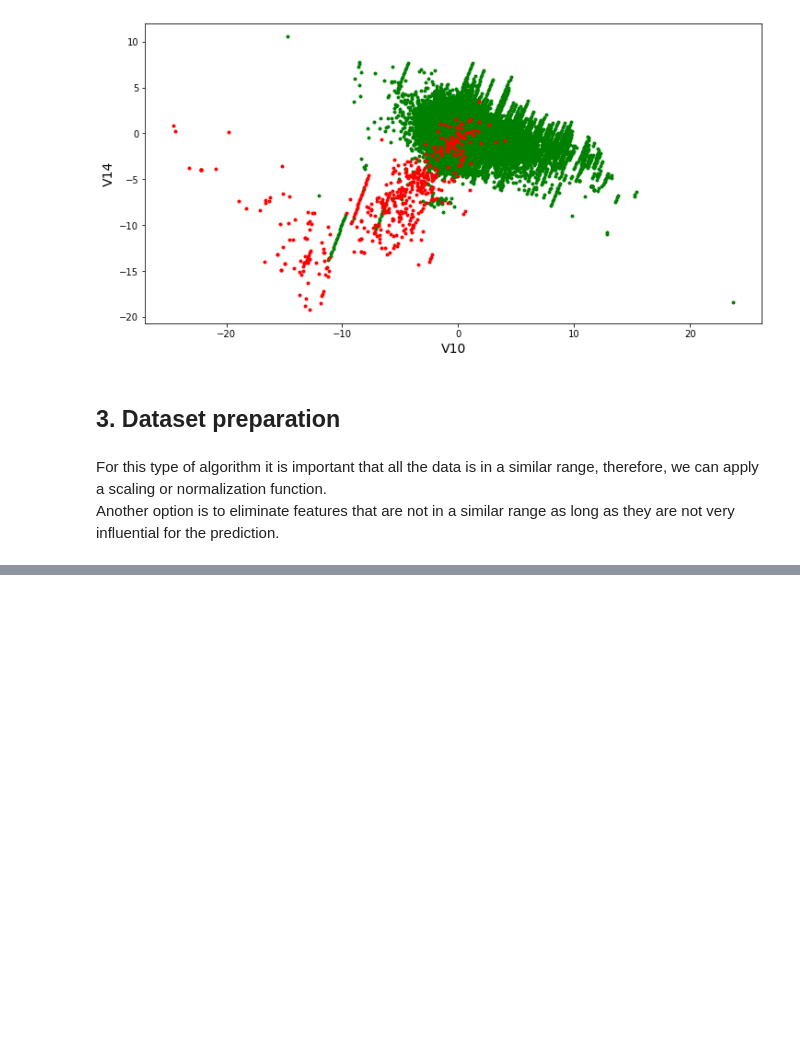
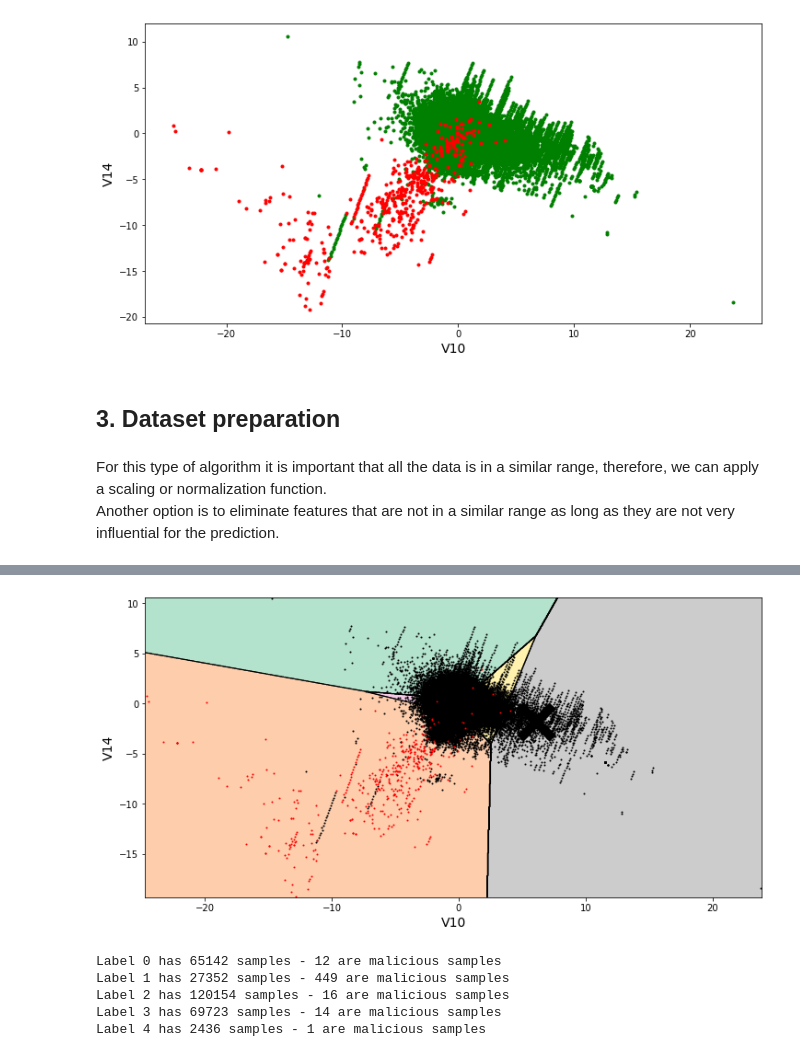
Before and after one commit to AlvaroTV/Credit-Card-Fraud-Detection--Clustering, a Jupyter notebook: KMEANS - Credit Card Fraud Detection.ipynb, the cells around one changed output, grey strips where cells are left out. Drawn from its saved outputs; the diff is of its cells as text; code cells hidden in the pictures; blank space fills up the shorter version.

Commit message:
Add Kmeans Two Dimensional

```diff
--- a/KMEANS - Credit Card Fraud Detection.ipynb
+++ b/KMEANS - Credit Card Fraud Detection.ipynb
@@ -176,0 +181,3 @@ df = df.drop(["Time", "Amount"], axis=1)
+# %%
+X = df[["V10", "V14"]].copy()
+X
@@ -176,0 +198,27 @@ df = df.drop(["Time", "Amount"], axis=1)
+# %%
+# Clusters are generated for the unlabeled dataset
+from sklearn.cluster import KMeans
+
+kmeans = KMeans(n_clusters=5, random_state=42)
+clusters = kmeans.fit_predict(X)
+# %%
+plt.figure(figsize=(12, 6))
+plot_decision_boundaries(kmeans, X.values, df["Class"].values)
+plt.xlabel("V10", fontsize=14)
+plt.ylabel("V14", fontsize=14)
+plt.show()
+# %% [output]
+[figure, added]
+# %%
+counter = Counter(clusters.tolist())
+bad_counter = Counter(clusters[df['Class'] == 1].tolist())
+
+for key in sorted(counter.keys()):
+    print("Label {0} has {1} samples - {2} are malicious samples".format(
+        key, counter[key], bad_counter[key]))
+# %% [output]
+Label 0 has 65142 samples - 12 are malicious samples
+Label 1 has 27352 samples - 449 are malicious samples
+Label 2 has 120154 samples - 16 are malicious samples
+Label 3 has 69723 samples - 14 are malicious samples
+Label 4 has 2436 samples - 1 are malicious samples
```
Also changed, not shown: parts of 3 cells of this notebook.
